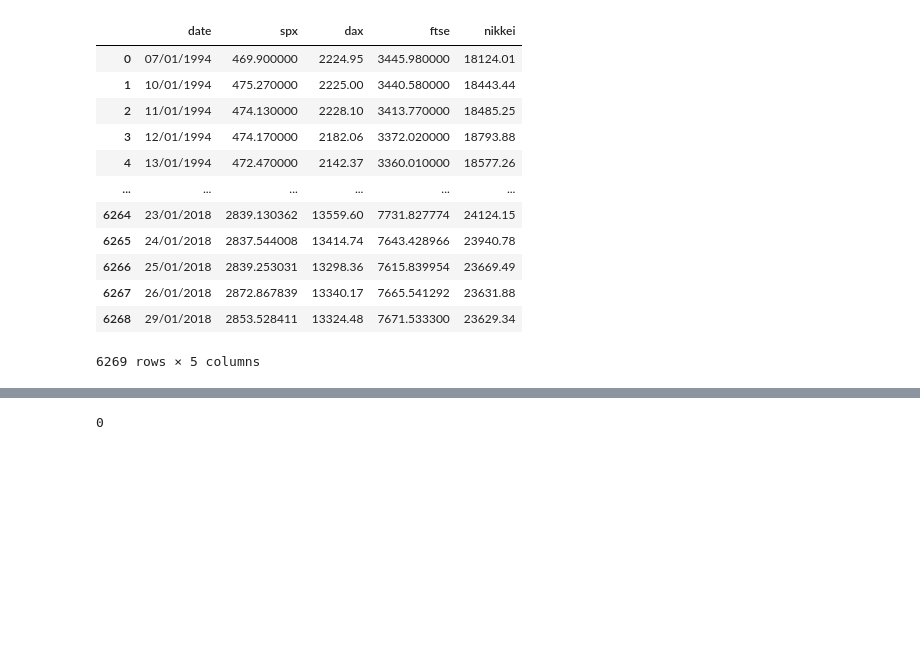
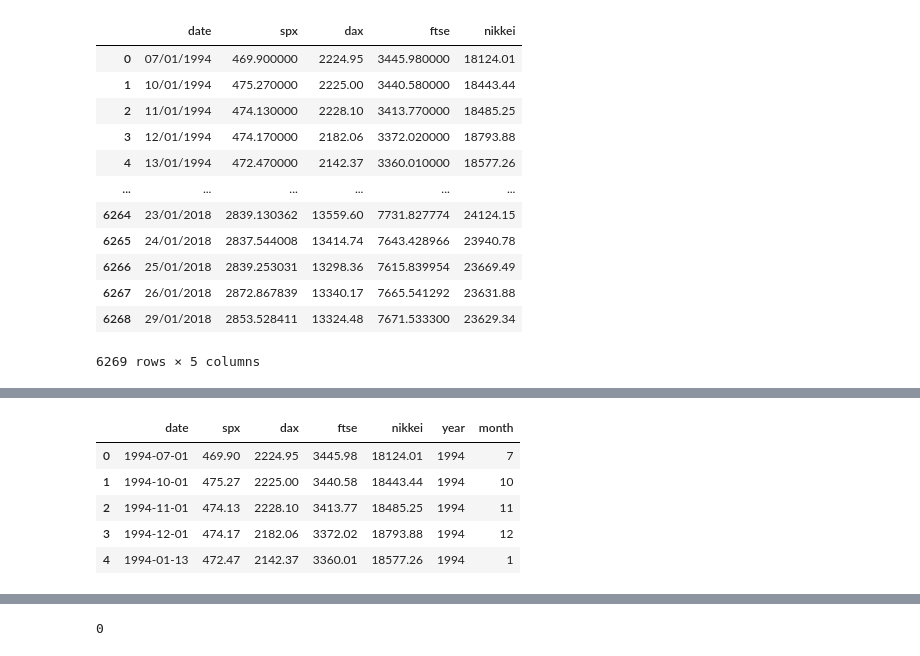
Before and after one commit to virf96/Proyectos, a Jupyter notebook: Python_Introducción_a_las_series_temporales_.ipynb, the cells around one changed output, grey strips where cells are left out. Saved outputs shown, nothing was run; the diff lists cells and outputs as text; code cells hidden in the pictures; blank space fills up the shorter version.

```diff
--- a/Python_Introducción_a_las_series_temporales_.ipynb
+++ b/Python_Introducción_a_las_series_temporales_.ipynb
@@ -43,0 +61,9 @@ df_comp
+# %%
+df_comp.head()
+# %% [output]
+|  | date | spx | dax | ftse | nikkei | year | month |
+| 0 | 1994-07-01 | 469.90 | 2224.95 | 3445.98 | 18124.01 | 1994 | 7 |
+| 1 | 1994-10-01 | 475.27 | 2225.00 | 3440.58 | 18443.44 | 1994 | 10 |
+| 2 | 1994-11-01 | 474.13 | 2228.10 | 3413.77 | 18485.25 | 1994 | 11 |
+| 3 | 1994-12-01 | 474.17 | 2182.06 | 3372.02 | 18793.88 | 1994 | 12 |
+| 4 | 1994-01-13 | 472.47 | 2142.37 | 3360.01 | 18577.26 | 1994 | 1 |
```
Also changed, not shown: parts of 10 cells of this notebook.
